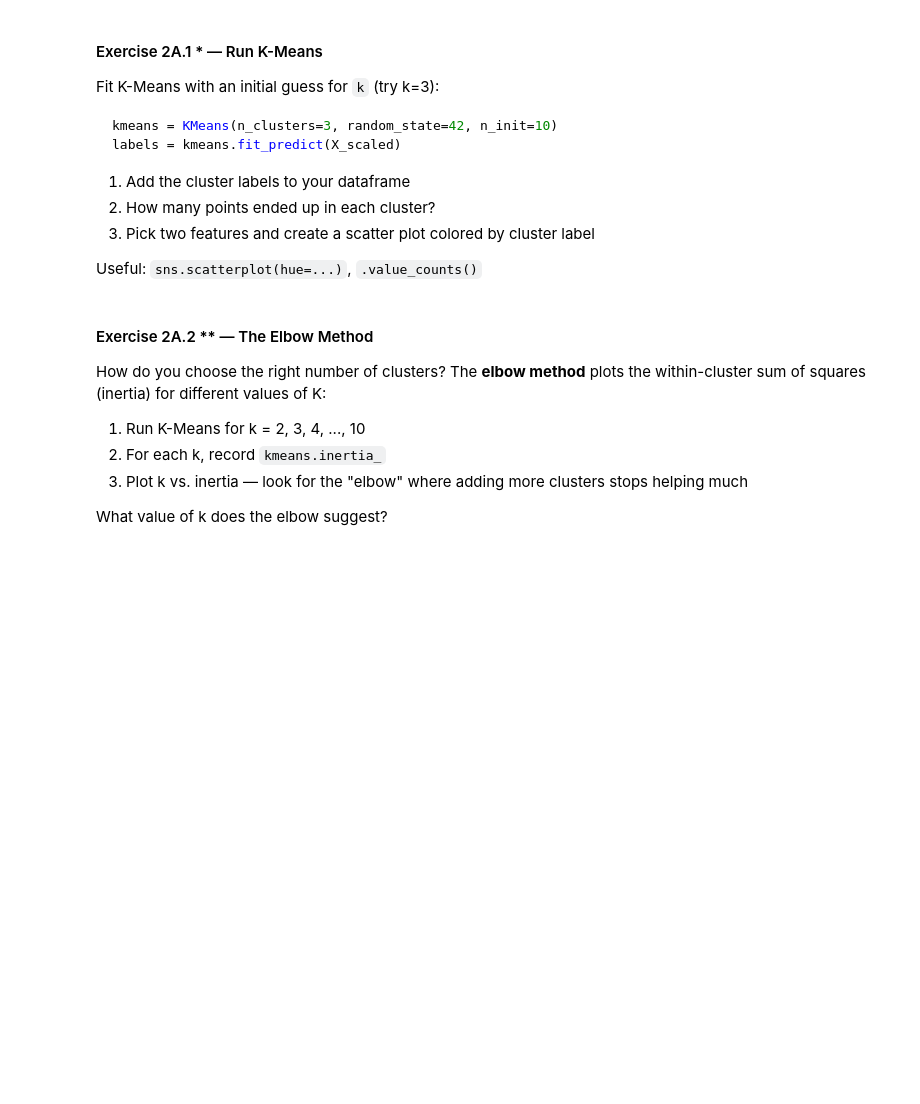
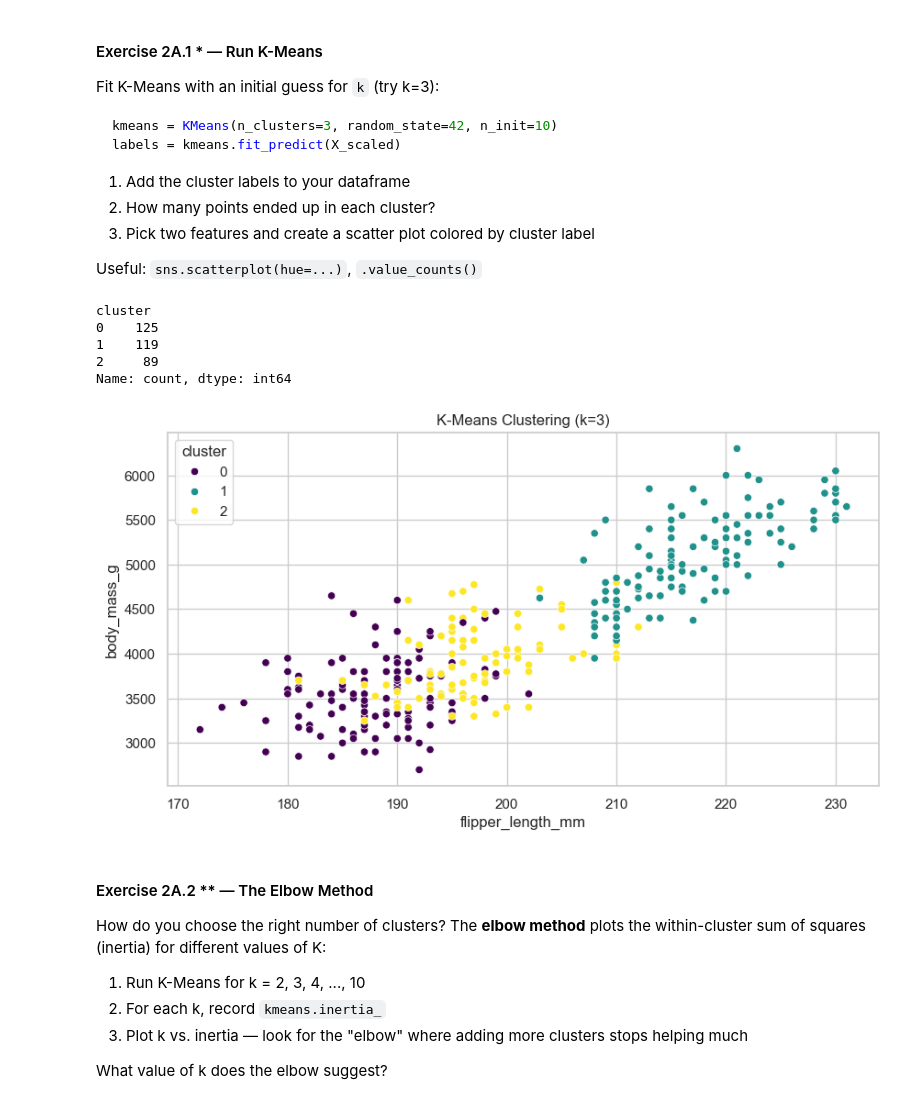
Before and after one commit to NootNoot583/Workshop-UML, a Jupyter notebook: unsupervised_ml_workshop.ipynb, the cells around one changed output. Saved outputs shown, nothing was run; the diff lists cells and outputs as text; code cells hidden in the pictures; blank space fills up the shorter version.

Commit message:
experiment/kmeans

```diff
--- a/unsupervised_ml_workshop.ipynb
+++ b/unsupervised_ml_workshop.ipynb
@@ -271,3 +269,30 @@ Useful: `sns.scatterplot(hue=...)`, `.value_counts()`
+# %%
+# Your code here
+
+kmeans = KMeans(n_clusters=3, random_state=42, n_init=10)
+labels = kmeans.fit_predict(X_scaled)
+
+df["cluster"] = labels
+
+print(df["cluster"].value_counts())
+
+sns.scatterplot(
+    data=df,
+    x="flipper_length_mm",
+    y="body_mass_g",
+    hue="cluster",
+    palette="viridis"
+)
+
+plt.title("K-Means Clustering (k=3)")
+plt.show()
+# %% [output]
+cluster
+0    125
+1    119
+2     89
+Name: count, dtype: int64
+[figure, added]
 # %% [markdown]
 #### Exercise 2A.2 ** — The Elbow Method
 
```
Also changed, not shown: parts of 11 cells of this notebook.
